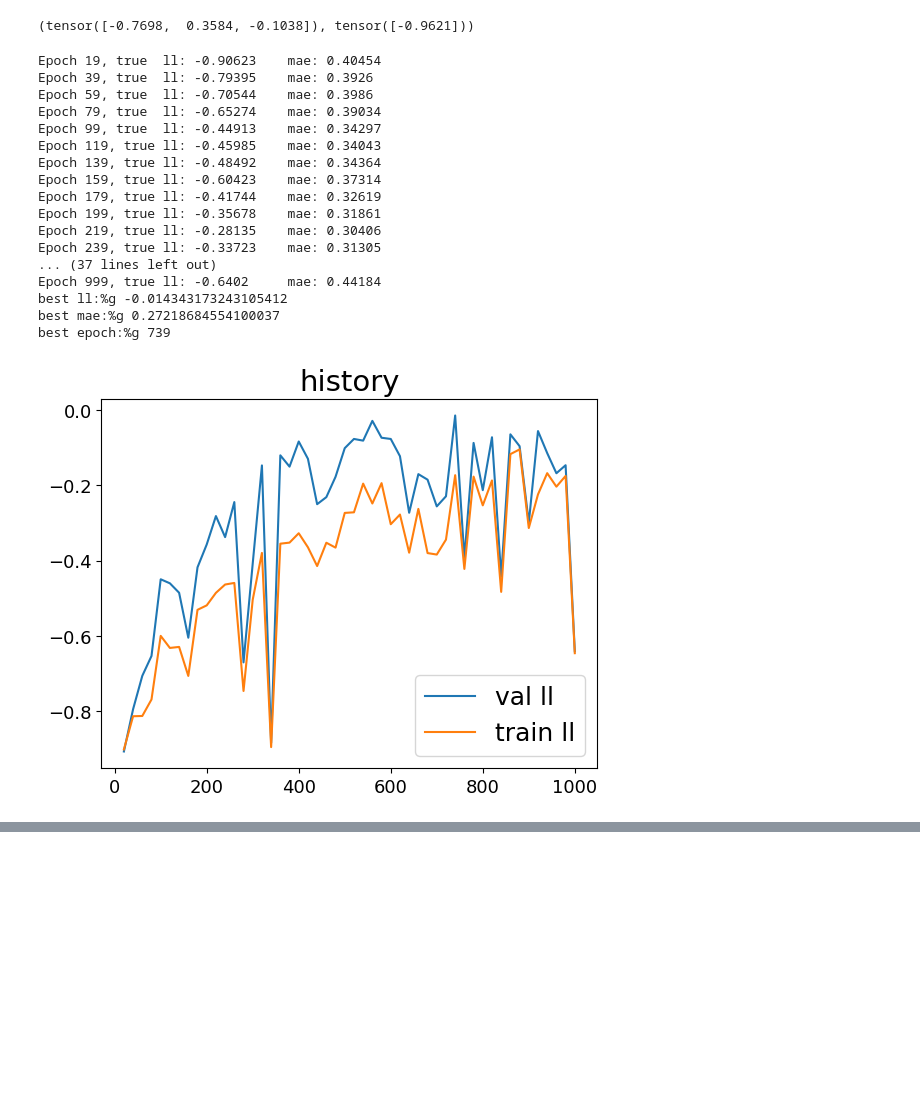
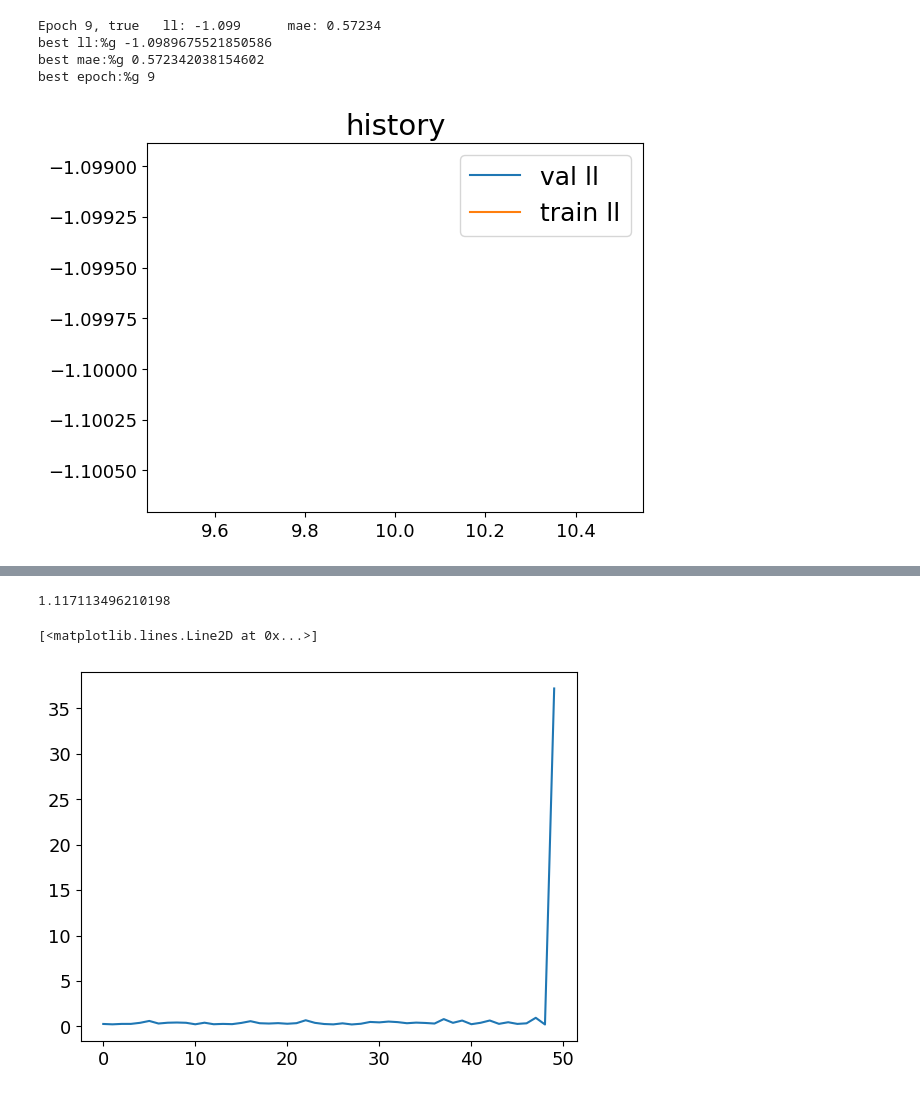
Before and after one commit to ltyap/MSc-Thesis, a Jupyter notebook: CGAN_implementation_aero.ipynb, the cells around one changed output, grey strips where cells are left out. Drawn from its saved outputs; the diff is of its cells as text; code cells hidden in the pictures; blank space fills up the shorter version.

```diff
--- a/CGAN_implementation_aero.ipynb
+++ b/CGAN_implementation_aero.ipynb
@@ -63,9 +56,8 @@ plt.scatter(df_test["URef"],df_test["TwrBsMxt_[kN-m] ST_DEL"])
 # %%
-aero_test = df_test.loc[:, ["URef", "PLExp", "IECturbc", "TwrBsMxt_[kN-m] ST_DEL"]]
+aero_test = df_test.loc[:, ["URef", "PLExp", "IECturbc", "TwrBsMyt_[kN-m] ST_DEL"]]
 aero_test_scale = (aero_test-aero_train_mean)/aero_train_std
 aero_test_scale.head()
 # np.savetxt("test.csv", aero_test_scale,delimiter=",")
-# tmp = np.genfromtxt("test.csv", delimiter = ",")
 
 test_scale = LabelledData(x= aero_test_scale.to_numpy()[:,:3],y = aero_test_scale.to_numpy()[:,3:])
 test = LabelledData(x= aero_test.to_numpy()[:,:3],y = aero_test.to_numpy()[:,3:])
@@ -100,13 +92,16 @@ Text(0.5, 1.0, 'x=[9.38042967e+00 4.97845485e-05 1.90881195e+01]')
 # %%
 listofx = np.linspace(0,14700,50, dtype=int)
 
+PLOTS_PATH = './plots'
+DATASET_NAME = 'aero_myt'
+REALPDF_DIR = 'realpdf_plots'
+MODEL_TYPE = "WGAN"
 DATASET_PATH = './datasets'
-DATASET_NAME = 'aero'
-TESTPDF_DIR = 'testpdf_imgs'
-testpdf_imgs_path = os.path.join(DATASET_PATH, DATASET_NAME,TESTPDF_DIR)
-if not os.path.exists(testpdf_imgs_path):
-    os.makedirs(testpdf_imgs_path)
-assert os.path.exists(testpdf_imgs_path),("dataset folder {} does not exist".format(testpdf_imgs_path))
+
+realpdf_imgs_path = os.path.join(PLOTS_PATH, DATASET_NAME,REALPDF_DIR)
+if not os.path.exists(realpdf_imgs_path):
+    os.makedirs(realpdf_imgs_path)
+assert os.path.exists(realpdf_imgs_path),("dataset folder {} does not exist".format(realpdf_imgs_path))
 
 for i, idx in enumerate(listofx):
     # print(i, idx)
@@ -115,12 +110,12 @@ for i, idx in enumerate(listofx):
     sns.kdeplot(test_scale.y[tmp].squeeze(), color='k')
     plt.title('x={}, idx = {}'.format(test.x[idx], idx), fontsize=10)
 
-    plt.savefig('{}/{}.png'.format(testpdf_imgs_path, idx))
+    plt.savefig('{}/{}.png'.format(realpdf_imgs_path, idx))
     plt.close()
 # %%
 #import data
-DATASET_PATH = './datasets'
-DATASET_NAME = 'aero'
+DATASET_PATH = './datasets/aero/'
+DATASET_NAME = 'aero_myt'
 IMGS_PATH = './images'
 
 dataset_dir = os.path.join(DATASET_PATH,DATASET_NAME)
@@ -154,10 +149,8 @@ train_data = splits["train"]
 val_data = splits['val']
 test_data = splits['test']
 # %%
-train_tab = TabularDataset(train_data)
-train_tab[0]
+# train_tab = TabularDataset(train_data)
+# train_tab[0]
-# %% [output]
-(tensor([-0.7698,  0.3584, -0.1038]), tensor([-0.9621]))
 # %%
 #create NN classes for discrimator/generator
 def ffsection(x_dim, other_dim, layer_list, extra_in_hidden_dim=0):
@@ -564,52 +557,39 @@ config = {
     "num_batches": 200,
     "gen_lr": 1e-4,
     "disc_lr": 1e-4,
-    "val_interval": 20,
+    "val_interval": 10,
     "eval_batch_size": 1000,
     "eval_samples": 200,
     "kernel_scales": 50,
     "kernel_scale_min": 0.001,
     "kernel_scale_max": 0.5,
     "scatter": 0,
     "kde_batch_size": 10,
 }
 nn_spec = {'gen_spec' : {
     "other_dim": config["noise_dim"],#noise dimensions
     "cond_dim": data_xdim,#conditioning data
     "nodes_per_layer": [64, 64, 64, 64, 64, 64],
     "output_dim": data_ydim,#fake data dimensions
     "activation": F.relu,
     "type": NoiseInjection
 },
 'disc_spec': {
     "other_dim": data_ydim,#actual data dimensions
     "cond_dim": data_xdim,
     "nodes_per_layer": [64, 64, 64, 64, 64, 64],
     "cond_layers": [64,64],
     "other_layers":[64,64],
     "output_dim": 1,#output logit
     "activation": F.relu,
     "type": DoubleInputNetwork
 }
 }
 cgan_model_Pearson = PearsonCGAN(config, nn_spec)
 cgan_model_Pearson.train(train_data,val_func)
 # %% [output]
-Epoch 19, true  ll: -0.90623    mae: 0.40454
-Epoch 39, true  ll: -0.79395    mae: 0.3926
-Epoch 59, true  ll: -0.70544    mae: 0.3986
-Epoch 79, true  ll: -0.65274    mae: 0.39034
-Epoch 99, true  ll: -0.44913    mae: 0.34297
-Epoch 119, true ll: -0.45985    mae: 0.34043
-Epoch 139, true ll: -0.48492    mae: 0.34364
-Epoch 159, true ll: -0.60423    mae: 0.37314
-Epoch 179, true ll: -0.41744    mae: 0.32619
-Epoch 199, true ll: -0.35678    mae: 0.31861
-Epoch 219, true ll: -0.28135    mae: 0.30406
-Epoch 239, true ll: -0.33723    mae: 0.31305
-... (37 lines left out)
-Epoch 999, true ll: -0.6402     mae: 0.44184
-best ll:%g -0.014343173243105412
-best mae:%g 0.27218684554100037
-best epoch:%g 739
+Epoch 9, true   ll: -1.099      mae: 0.57234
+best ll:%g -1.0989675521850586
+best mae:%g 0.572342038154602
+best epoch:%g 9
-[figure, old version]
+[figure, new version]
@@ -643,3 +627,15 @@ for i, (idx,values_scaled) in enumerate(zip(x_values_index, x_values_scale)):
     plt.legend()
     plt.savefig('{}/{}.png'.format(samplepdf_imgs_path, i))
     plt.close()
+# %%
+# Compute EM2 distance
+M = ot.wasserstein_1d(gen_samples, real_samples, p = 2)**0.5
+real_samples_std = np.std(real_samples, axis=0)
+M_normalised = M/real_samples_std
+print(np.mean(M_normalised))
+plt.figure()
+plt.plot(M/real_samples_std)
+# %% [output]
+1.117113496210198
+[<matplotlib.lines.Line2D at 0x...>]
+[figure, added]
```
Also changed, not shown: parts of 8 cells of this notebook, 28 other files.
